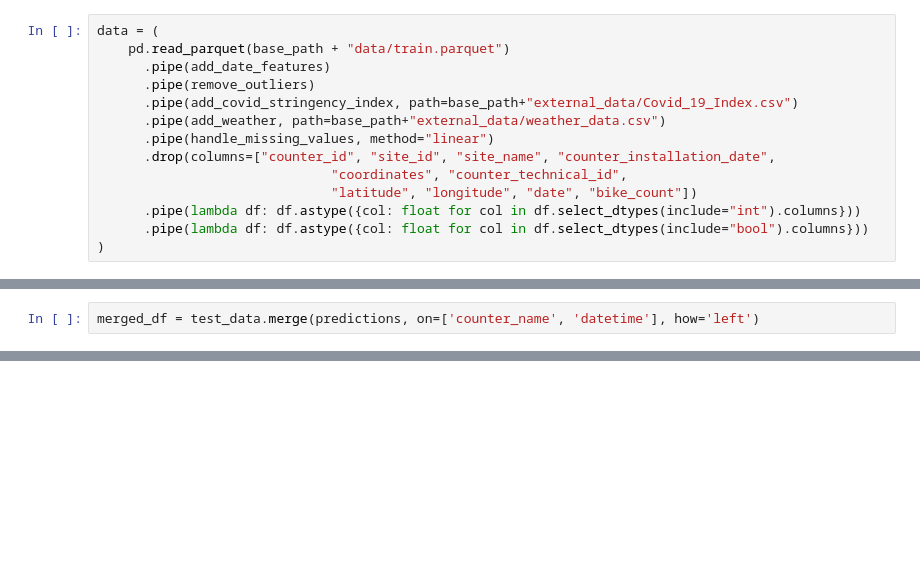
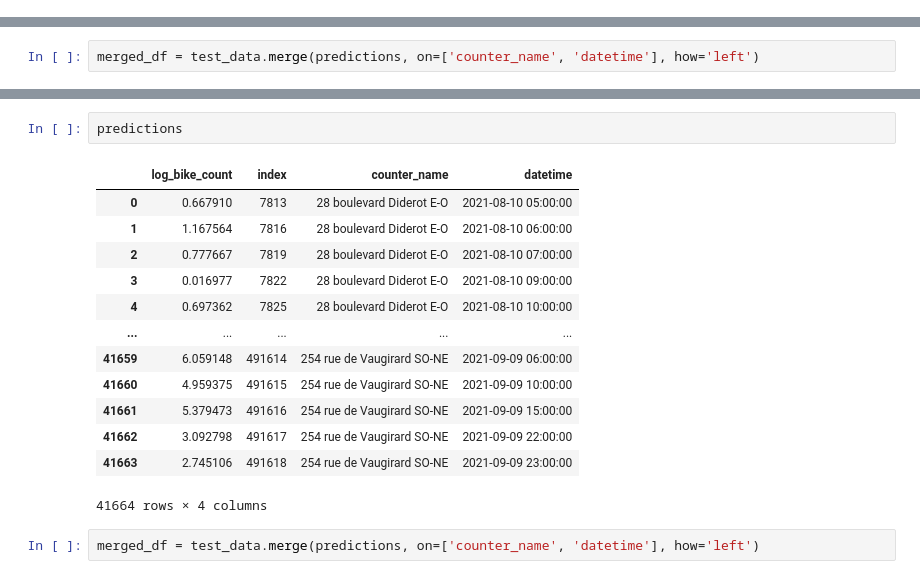
Before and after one commit to maximotk/bike_counters, a Jupyter notebook: src/Run Models.ipynb, the cells around one changed output, grey strips where cells are left out. Cells and saved outputs as stored; diff of their text form; blank space fills up the shorter version.

```diff
--- a/src/Run Models.ipynb
+++ b/src/Run Models.ipynb
@@ -13,14 +14,0 @@ base_path = "../"
-# %%
-data = (
-    pd.read_parquet(base_path + "data/train.parquet")
-      .pipe(add_date_features)
-      .pipe(remove_outliers)
-      .pipe(add_covid_stringency_index, path=base_path+"external_data/Covid_19_Index.csv")
-      .pipe(add_weather, path=base_path+"external_data/weather_data.csv")
-      .pipe(handle_missing_values, method="linear")
-      .drop(columns=["counter_id", "site_id", "site_name", "counter_installation_date",
-                              "coordinates", "counter_technical_id",
-                              "latitude", "longitude", "date", "bike_count"])
-      .pipe(lambda df: df.astype({col: float for col in df.select_dtypes(include="int").columns}))
-      .pipe(lambda df: df.astype({col: float for col in df.select_dtypes(include="bool").columns}))
-)
@@ -105,0 +93,18 @@ root_mean_squared_error(merged_df["log_bike_count_x"], merged_df["log_bike_count
+# %%
+predictions
+# %% [output]
+|  | log_bike_count | index | counter_name | datetime |
+| 0 | 0.667910 | 7813 | 28 boulevard Diderot E-O | 2021-08-10 05:00:00 |
+| 1 | 1.167564 | 7816 | 28 boulevard Diderot E-O | 2021-08-10 06:00:00 |
+| 2 | 0.777667 | 7819 | 28 boulevard Diderot E-O | 2021-08-10 07:00:00 |
+| 3 | 0.016977 | 7822 | 28 boulevard Diderot E-O | 2021-08-10 09:00:00 |
+| 4 | 0.697362 | 7825 | 28 boulevard Diderot E-O | 2021-08-10 10:00:00 |
+| ... | ... | ... | ... | ... |
+| 41659 | 6.059148 | 491614 | 254 rue de Vaugirard SO-NE | 2021-09-09 06:00:00 |
+| 41660 | 4.959375 | 491615 | 254 rue de Vaugirard SO-NE | 2021-09-09 10:00:00 |
+| 41661 | 5.379473 | 491616 | 254 rue de Vaugirard SO-NE | 2021-09-09 15:00:00 |
+| 41662 | 3.092798 | 491617 | 254 rue de Vaugirard SO-NE | 2021-09-09 22:00:00 |
+| 41663 | 2.745106 | 491618 | 254 rue de Vaugirard SO-NE | 2021-09-09 23:00:00 |
+41664 rows × 4 columns
+# %%
+merged_df = test_data.merge(predictions, on=['counter_name', 'datetime'], how='left')
```
Also changed, not shown: parts of 14 cells of this notebook, 2 other files.
